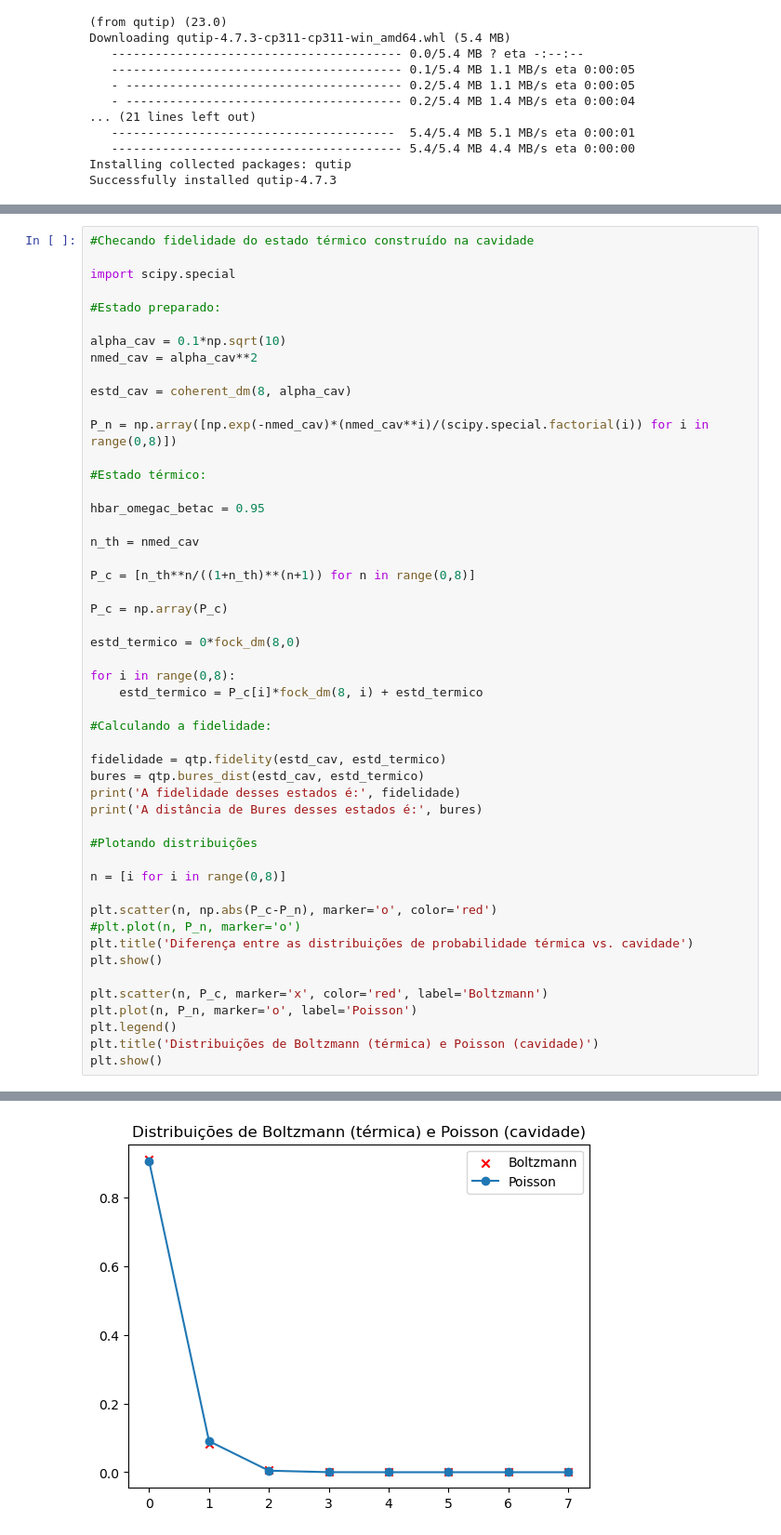
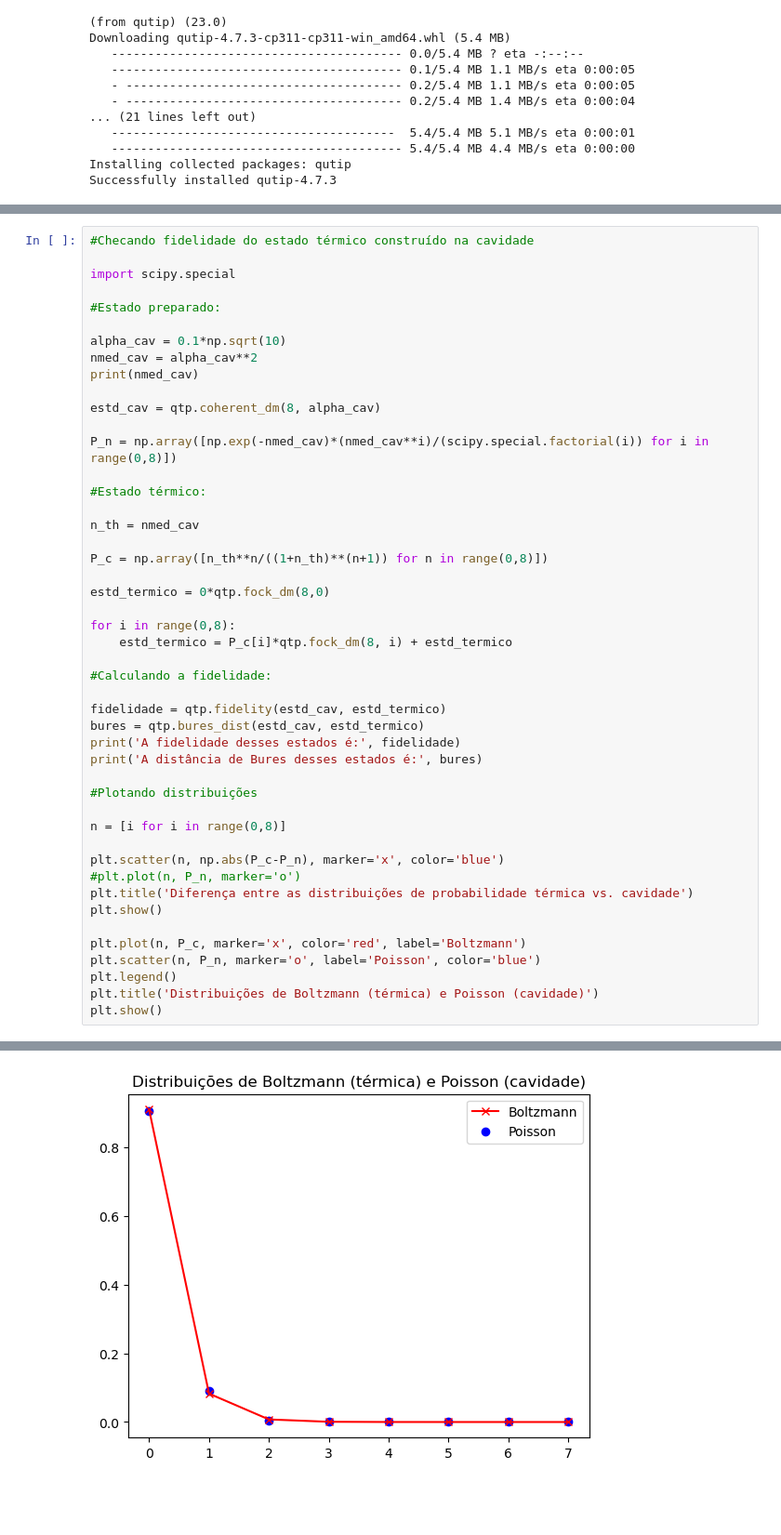
Before and after one commit to victoormsales/Maxwells_Demon, a Jupyter notebook: Notebooks/QuTip.ipynb, the cells around one changed output, grey strips where cells are left out. Shown: that part at 93% size. Saved outputs shown, nothing was run; the diff lists cells and outputs as text; blank space fills up the shorter version.

```diff
--- a/Notebooks/QuTip.ipynb
+++ b/Notebooks/QuTip.ipynb
@@ -48,25 +48,22 @@ import scipy.special
 
 alpha_cav = 0.1*np.sqrt(10)
 nmed_cav = alpha_cav**2
+print(nmed_cav)
 
-estd_cav = coherent_dm(8, alpha_cav)
+estd_cav = qtp.coherent_dm(8, alpha_cav)
 
 P_n = np.array([np.exp(-nmed_cav)*(nmed_cav**i)/(scipy.special.factorial(i)) for i in range(0,8)])
 
 #Estado térmico:
 
-hbar_omegac_betac = 0.95
-
 n_th = nmed_cav
 
-P_c = [n_th**n/((1+n_th)**(n+1)) for n in range(0,8)]
+P_c = np.array([n_th**n/((1+n_th)**(n+1)) for n in range(0,8)])
 
-P_c = np.array(P_c)
-
-estd_termico = 0*fock_dm(8,0)
+estd_termico = 0*qtp.fock_dm(8,0)
 
 for i in range(0,8):
-    estd_termico = P_c[i]*fock_dm(8, i) + estd_termico
+    estd_termico = P_c[i]*qtp.fock_dm(8, i) + estd_termico
 
 #Calculando a fidelidade:
 
@@ -79,13 +76,13 @@ print('A distância de Bures desses estados é:', bures)
 
 n = [i for i in range(0,8)]
 
-plt.scatter(n, np.abs(P_c-P_n), marker='o', color='red')
+plt.scatter(n, np.abs(P_c-P_n), marker='x', color='blue')
 #plt.plot(n, P_n, marker='o')
 plt.title('Diferença entre as distribuições de probabilidade térmica vs. cavidade')
 plt.show()
 
-plt.scatter(n, P_c, marker='x', color='red', label='Boltzmann')
-plt.plot(n, P_n, marker='o', label='Poisson')
+plt.plot(n, P_c, marker='x', color='red', label='Boltzmann')
+plt.scatter(n, P_n, marker='o', label='Poisson', color='blue')
 plt.legend()
 plt.title('Distribuições de Boltzmann (térmica) e Poisson (cavidade)')
 plt.show()
@@ -96 +94 @@ A distância de Bures desses estados é: 0.42167851529086653
-[figure, old version]
+[figure, new version]
```
Also changed, not shown: parts of 3 cells of this notebook.
